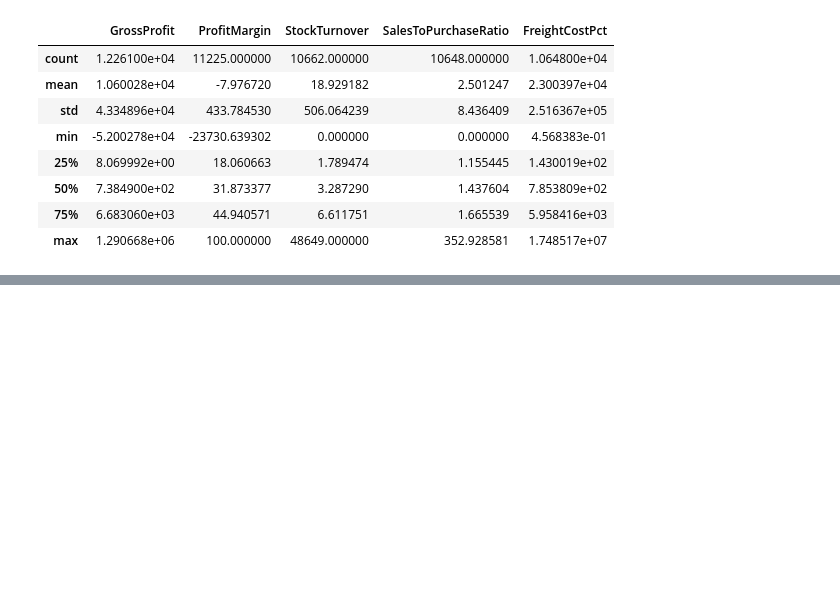
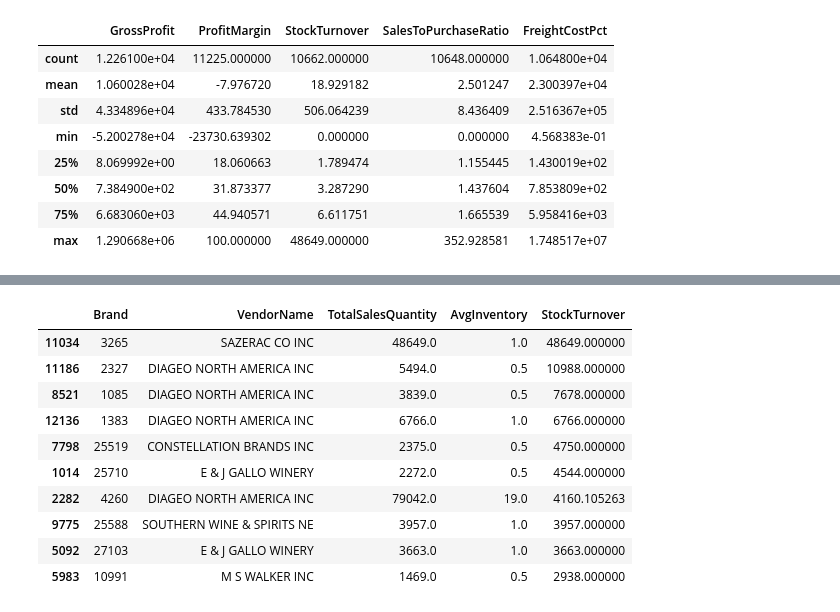
Before and after one commit to Imtiazjumman/Vendor_Data_Analysis, a Jupyter notebook: Vendor_Data_Analysis.ipynb, the cells around one changed output, grey strips where cells are left out. Cells and saved outputs as stored; diff of their text form; code cells hidden in the pictures; blank space fills up the shorter version.

```diff
--- a/Vendor_Data_Analysis.ipynb
+++ b/Vendor_Data_Analysis.ipynb
@@ -235,0 +252,15 @@ df[['GrossProfit','ProfitMargin','StockTurnover','SalesToPurchaseRatio','Freight
+# %%
+# Extreme StockTurnover outliers.
+df.sort_values('StockTurnover', ascending=False).head(10)[['Brand','VendorName','TotalSalesQuantity','AvgInventory','StockTurnover']]
+# %% [output]
+|  | Brand | VendorName | TotalSalesQuantity | AvgInventory | StockTurnover |
+| 11034 | 3265 | SAZERAC CO INC | 48649.0 | 1.0 | 48649.000000 |
+| 11186 | 2327 | DIAGEO NORTH AMERICA INC | 5494.0 | 0.5 | 10988.000000 |
+| 8521 | 1085 | DIAGEO NORTH AMERICA INC | 3839.0 | 0.5 | 7678.000000 |
+| 12136 | 1383 | DIAGEO NORTH AMERICA INC | 6766.0 | 1.0 | 6766.000000 |
+| 7798 | 25519 | CONSTELLATION BRANDS INC | 2375.0 | 0.5 | 4750.000000 |
+| 1014 | 25710 | E & J GALLO WINERY | 2272.0 | 0.5 | 4544.000000 |
+| 2282 | 4260 | DIAGEO NORTH AMERICA INC | 79042.0 | 19.0 | 4160.105263 |
+| 9775 | 25588 | SOUTHERN WINE & SPIRITS NE | 3957.0 | 1.0 | 3957.000000 |
+| 5092 | 27103 | E & J GALLO WINERY | 3663.0 | 1.0 | 3663.000000 |
+| 5983 | 10991 | M S WALKER INC | 1469.0 | 0.5 | 2938.000000 |
```
Also changed, not shown: parts of 7 cells of this notebook.
